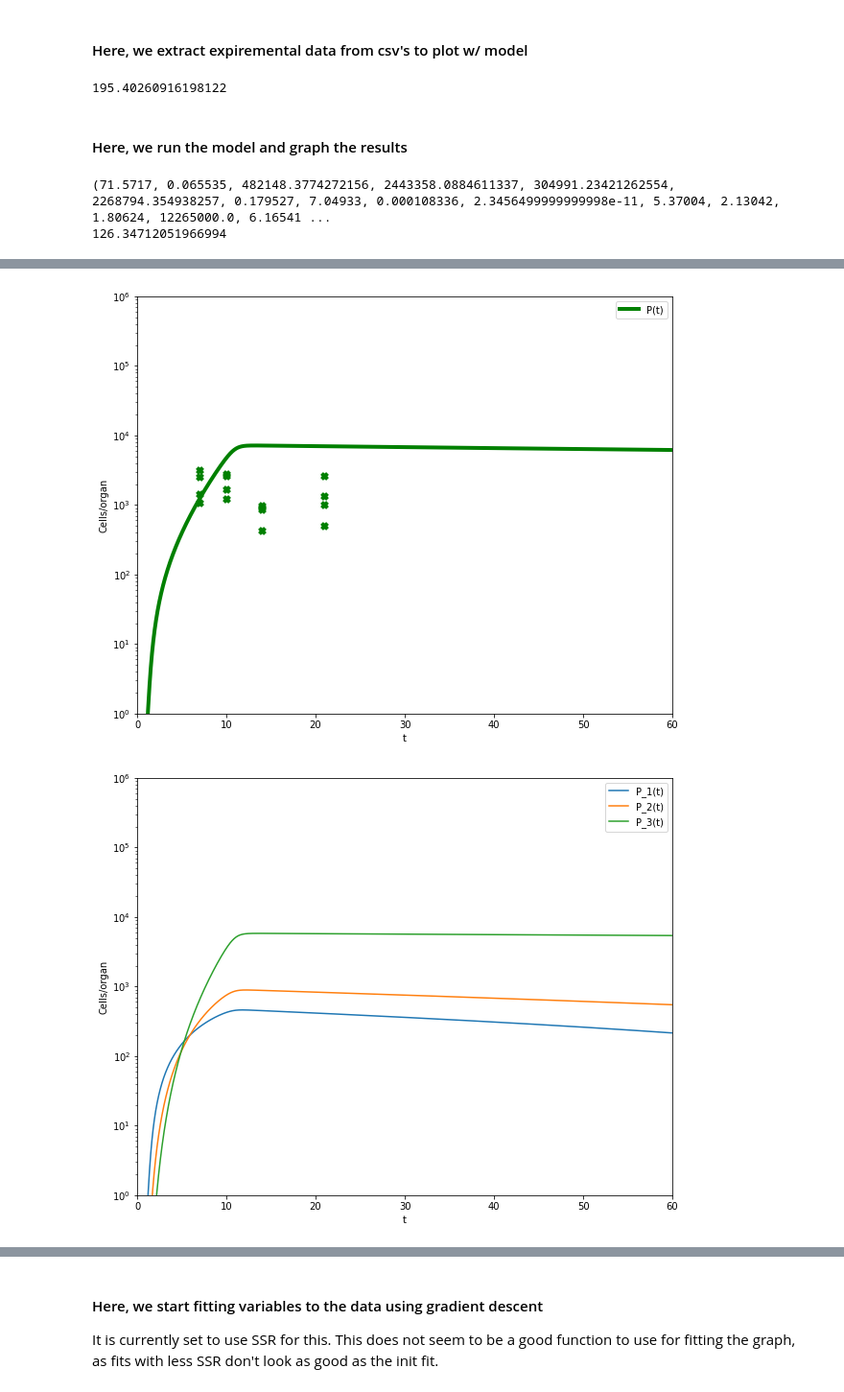
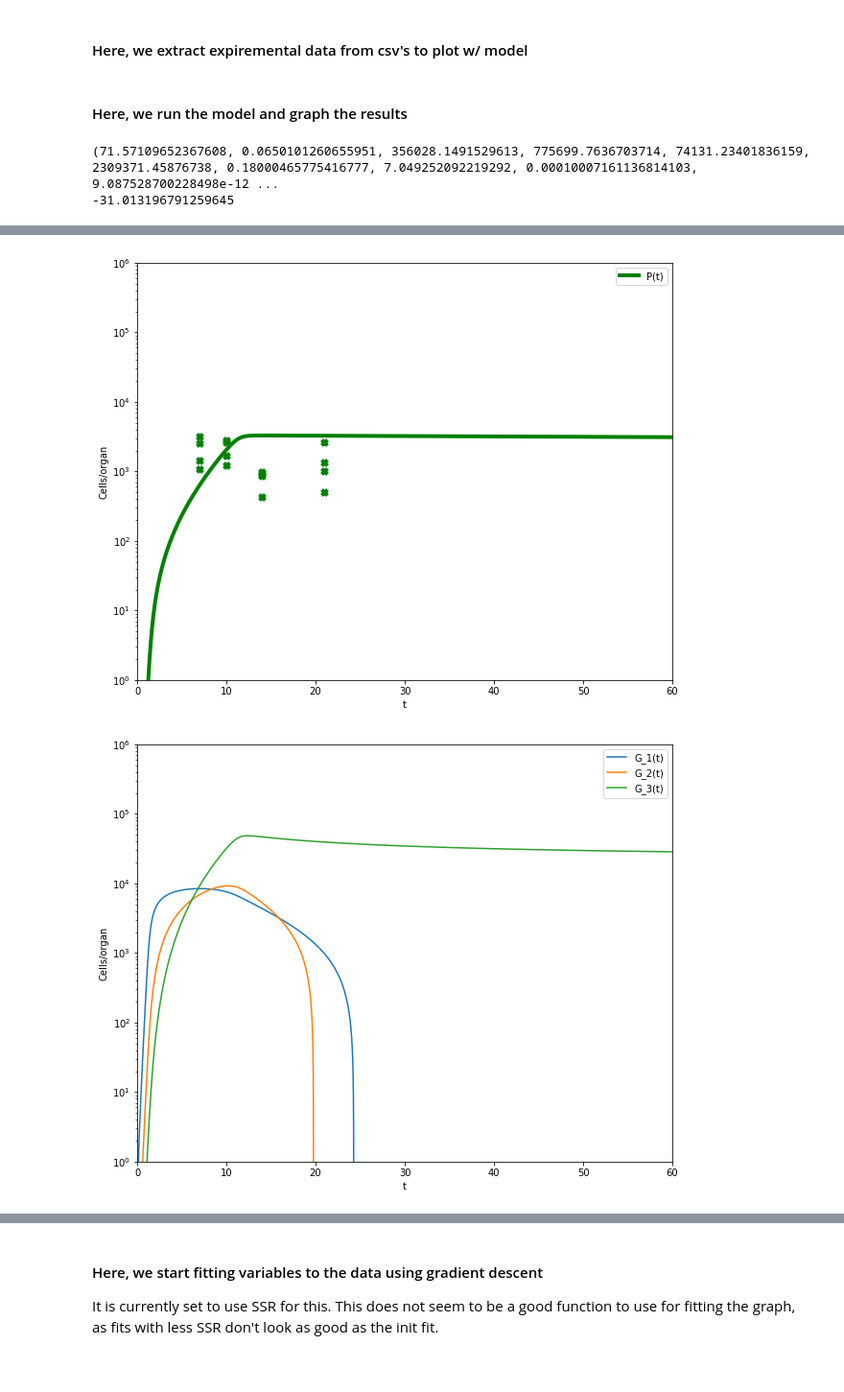
Before and after one commit to 6a6c/BCells, a Jupyter notebook: affinity-model-k-capacity.ipynb, the cells around one changed output, grey strips where cells are left out. Shown at 96% size. Drawn from its saved outputs; the diff is of its cells as text; code cells hidden in the pictures.

Commit message:
Added new models

```diff
--- a/affinity-model-k-capacity.ipynb
+++ b/affinity-model-k-capacity.ipynb
@@ -41,10 +41,10 @@ sigma_N2 = 0.409708;
 
 # the NLL of vInit with the fitted carrying caps came to +152
              # 0    1      2     3     4     5     6     7     8     9     10    11      12  13   14    15    16        17
-vInit = tuple((B02, d_BG2, K_B2, K_G2, K_M2, K_P2, d_G2, f_M2, h_B2, h_G2, lam2, lam_g2, m2, mu2, r_B2, r_G2, sigma_A2, sigma_N2, ))
+vInit1 = tuple((B02, d_BG2, K_B2, K_G2, K_M2, K_P2, d_G2, f_M2, h_B2, h_G2, lam2, lam_g2, m2, mu2, r_B2, r_G2, sigma_A2, sigma_N2, ))
 
 # best fit for non-varying, NLL of +23
-v = tuple((71.57085367006788, 0.06463295641225468, 377545.8364483151, 2945436.9191686423, 313187.04126673046, 1970627.5279639903, 0.18021990590374032, 7.049168198836959, 9.653130801557743e-05, 5.962327580219918e-12, 5.3730461869275015, 2.139310246356731, 1.8068232723301068, 12265000.0, 6.159892717210376, 0.21337553327932302, 0.137237976009549, 0.41438129911454397))
+v1 = tuple((71.57085367006788, 0.06463295641225468, 377545.8364483151, 2945436.9191686423, 313187.04126673046, 1970627.5279639903, 0.18021990590374032, 7.049168198836959, 9.653130801557743e-05, 5.962327580219918e-12, 5.3730461869275015, 2.139310246356731, 1.8068232723301068, 12265000.0, 6.159892717210376, 0.21337553327932302, 0.137237976009549, 0.41438129911454397))
 
 # K values fit fixing mathematica constants where r_G varies for affinities
 # with r_G_k = r_G * sqrt(nA - k + 1)
@@ -59,7 +59,11 @@ v2 = tuple((71.5707029057584, 0.06437584310008822, 328726.6060622158, 5341823.80
 # got NLL of 129
 vInit3 = tuple((71.5717, 0.065535, 482148.3774272156, 2443358.0884611337, 304991.23421262554, 2268794.354938257, 0.179527, 7.04933, 0.000108336, 2.3456499999999998e-11, 5.37004, 2.13042, 1.80624, 12265000.0, 6.16541, 0.262815, 0.135469, 0.409708))
 
-# best fit for varying up, NLL of
+# best fit for varying up, NLL of -31
+v3 = tuple((71.57109652367608, 0.0650101260655951, 356028.1491529613, 775699.7636703714, 74131.23401836159, 2309371.45876738, 0.18000465775416777, 7.049252092219292, 0.00010007161136814103, 9.087528700228498e-12, 5.372240034911989, 2.1369008045565527, 1.8066628340484971, 12265000.0, 6.161365601362617, 0.21331835311053862, 0.13668613156010845, 0.4126199150522979))
+
+# because v3 fits the best, the model below utilizes r_G_k = r_G * sqrt(k)
+# if you'd like to view the other ways, you should change it in eqns 4 - 7
 
 # Intial conditions
 A0 = 1
@@ -73,7 +77,7 @@ Aarr[0] = A0
 A_garr = np.zeros(N + 1)
 A_garr[0] = A_g0
 Barr = np.zeros(N + 1)
-Barr[0] = vInit[0]
+Barr[0] = vInit1[0]
 
 Garr = np.zeros((4, N + 1))
 Marr = np.zeros((4, N + 1))
@@ -322,15 +326,10 @@ def NLL(v):
 
     # Also, the base for logs just changes here for no reason????
     return (sum1 + sum2 + (n1 * math.log(v[17])) + (n2 * math.log(v[16])))
-
-print(NLL(vInit))
-# %% [output]
-195.40260916198122
 # %% [markdown]
 #### Here, we run the model and graph the results
 # %%
 # Call the function to run the model so we can graph
-euler(v)
 print(v)
 print(NLL(v))
 
@@ -423,9 +422,9 @@ fig6 = plt.figure()
 fig6.set_size_inches(10,8)
 
 
-plt.plot(tarr, Parr[1], label = "P_1(t)")
-plt.plot(tarr, Parr[2], label = "P_2(t)")
-plt.plot(tarr, Parr[3], label = "P_3(t)")
+plt.plot(tarr, Garr[1], label = "G_1(t)")
+plt.plot(tarr, Garr[2], label = "G_2(t)")
+plt.plot(tarr, Garr[3], label = "G_3(t)")
 plt.xlabel("t")
 plt.ylabel("Cells/organ")
 plt.yscale("log")
@@ -455,6 +454,6 @@ plt.axis([t0, tF, 1.0, 3.0])
 plt.legend()
 plt.show()
 # %% [output]
-(71.5717, 0.065535, 482148.3774272156, 2443358.0884611337, 304991.23421262554, 2268794.354938257, 0.179527, 7.04933, 0.000108336, 2.3456499999999998e-11, 5.37004, 2.13042, 1.80624, 12265000.0, 6.16541 ...
-126.34712051966994
+(71.57109652367608, 0.0650101260655951, 356028.1491529613, 775699.7636703714, 74131.23401836159, 2309371.45876738, 0.18000465775416777, 7.049252092219292, 0.00010007161136814103, 9.087528700228498e-12 ...
+-31.013196791259645
 [figure]
@@ -464,2 +463,2 @@ plt.show()
-[figure, old version]
+[figure, new version]
-[figure, old version]
+[figure, new version]
```
Also changed, not shown: parts of 3 cells of this notebook, 4 other files.
